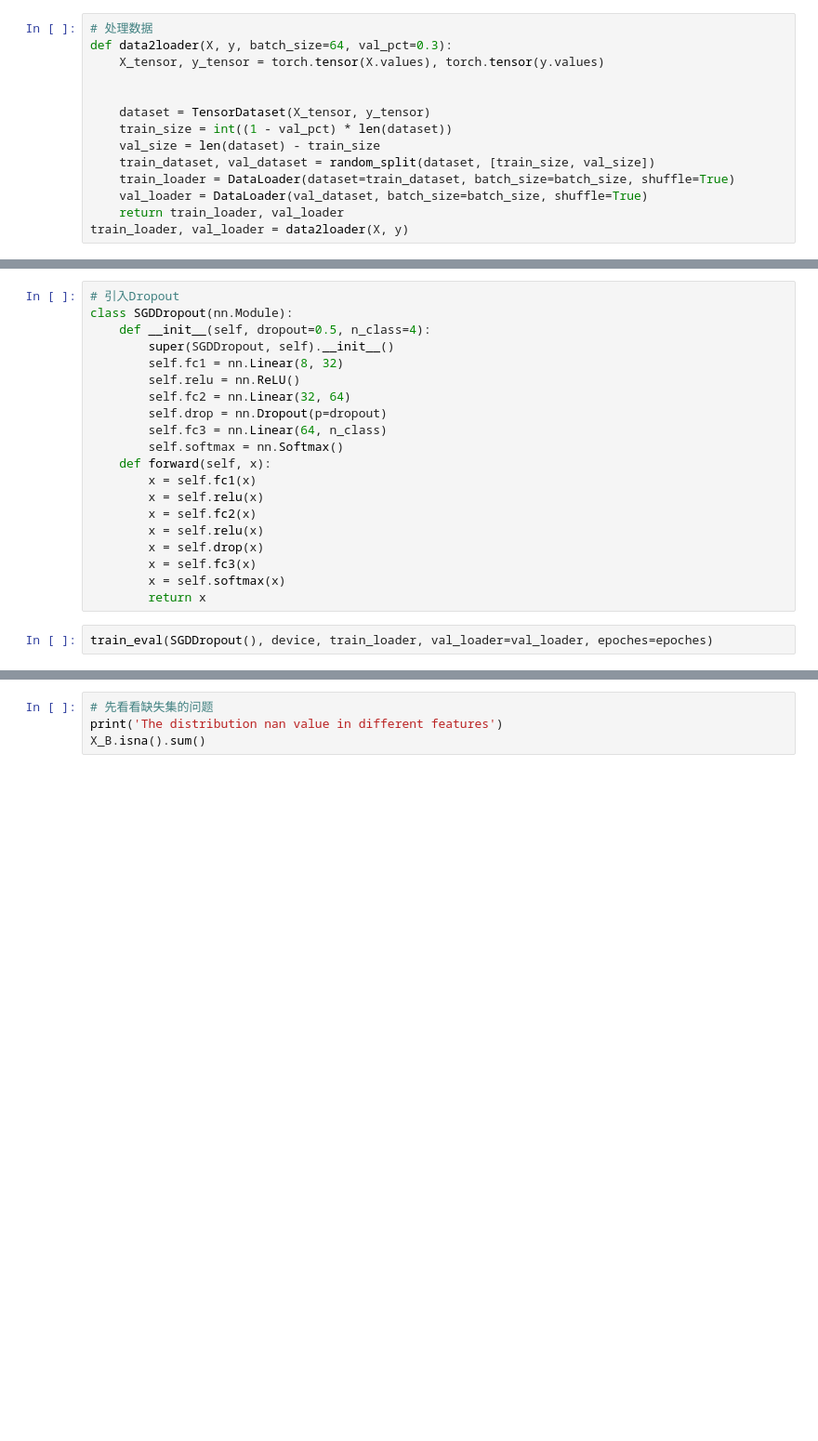
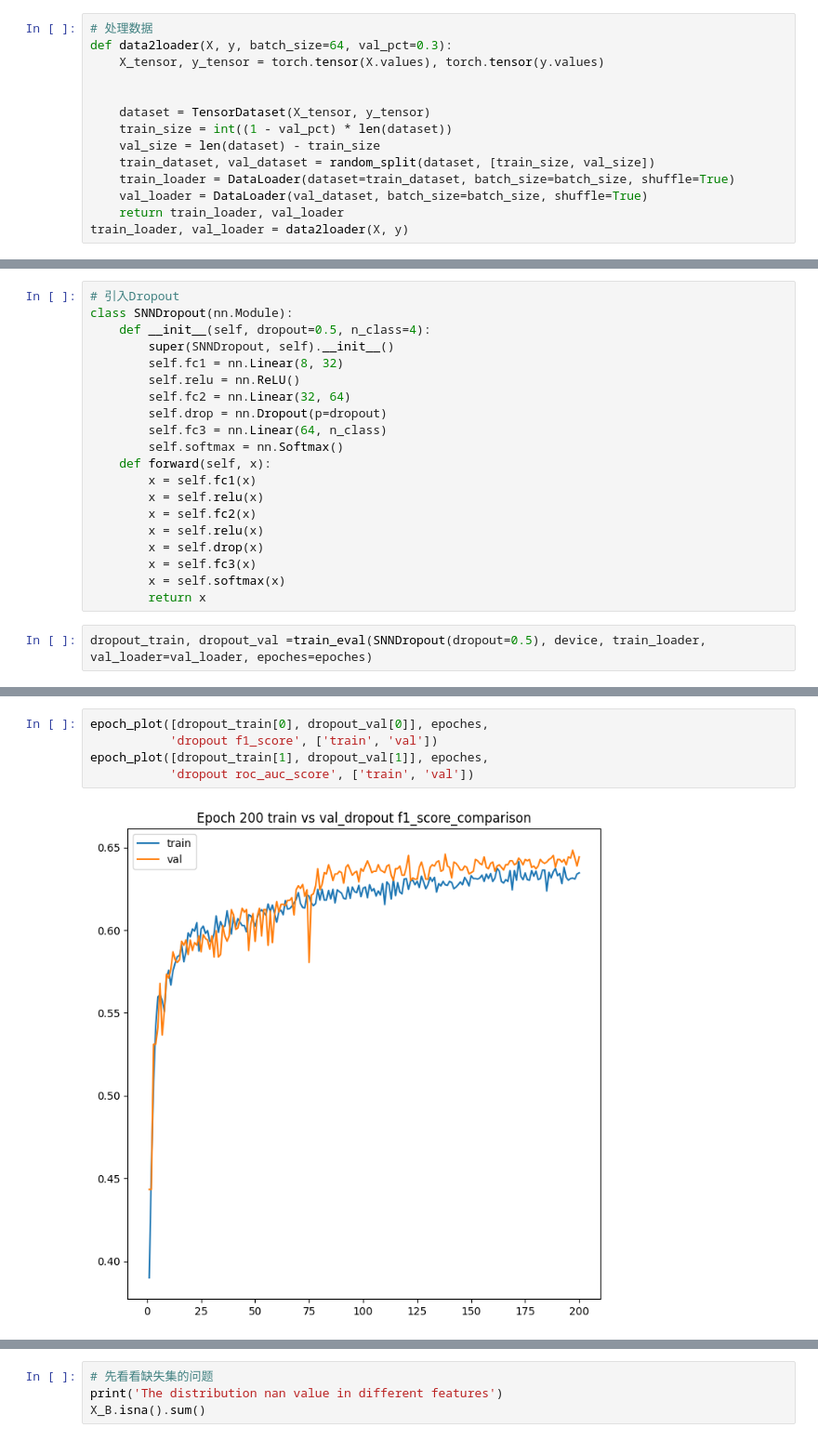
Before and after one commit to 9963KK/MATH5836, a Jupyter notebook: ass2/ass2.ipynb, the cells around one changed output, grey strips where cells are left out. Shown at 93% size. Cells and saved outputs as stored; diff of their text form; blank space fills up the shorter version.

```diff
--- a/ass2/ass2.ipynb
+++ b/ass2/ass2.ipynb
@@ -287,8 +318,8 @@ Final Summary: f1_score 0.64753; roc_auc_score 0.70107
 # %%
 # 引入Dropout
-class SGDDropout(nn.Module):
+class SNNDropout(nn.Module):
     def __init__(self, dropout=0.5, n_class=4):
-        super(SGDDropout, self).__init__()
+        super(SNNDropout, self).__init__()
         self.fc1 = nn.Linear(8, 32)
         self.relu = nn.ReLU()
         self.fc2 = nn.Linear(32, 64)
@@ -305,5 +336,5 @@ class SGDDropout(nn.Module):
         x = self.softmax(x)
         return x
 # %%
-train_eval(SGDDropout(), device, train_loader, val_loader=val_loader, epoches=epoches)
+dropout_train, dropout_val =train_eval(SNNDropout(dropout=0.5), device, train_loader, val_loader=val_loader, epoches=epoches)
 # %% [output]
@@ -347,0 +385,7 @@ Final Summary: f1_score 0.61085; roc_auc_score 0.66935
+# %%
+epoch_plot([dropout_train[0], dropout_val[0]], epoches,
+           'dropout f1_score', ['train', 'val'])
+epoch_plot([dropout_train[1], dropout_val[1]], epoches,
+           'dropout roc_auc_score', ['train', 'val'])
+# %% [output]
+[figure, added]
```
Also changed, not shown: parts of 21 cells of this notebook, 31 other files.
